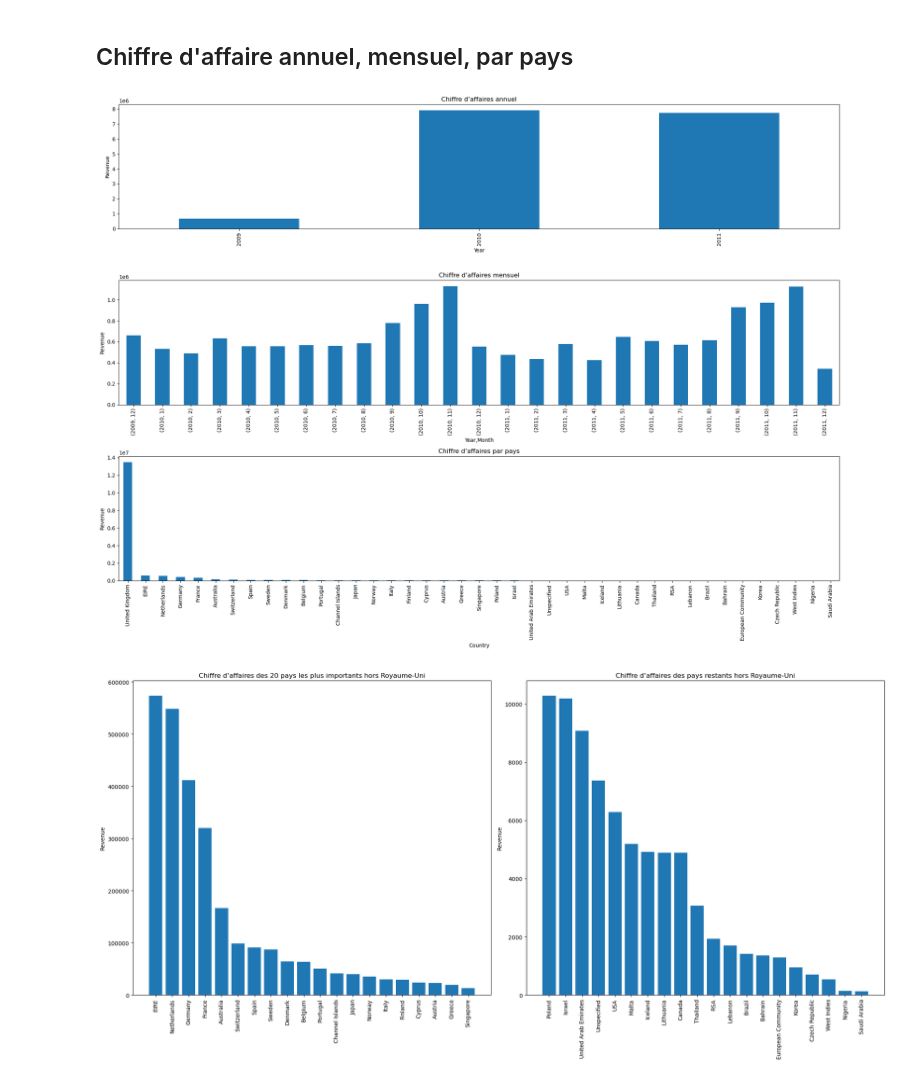
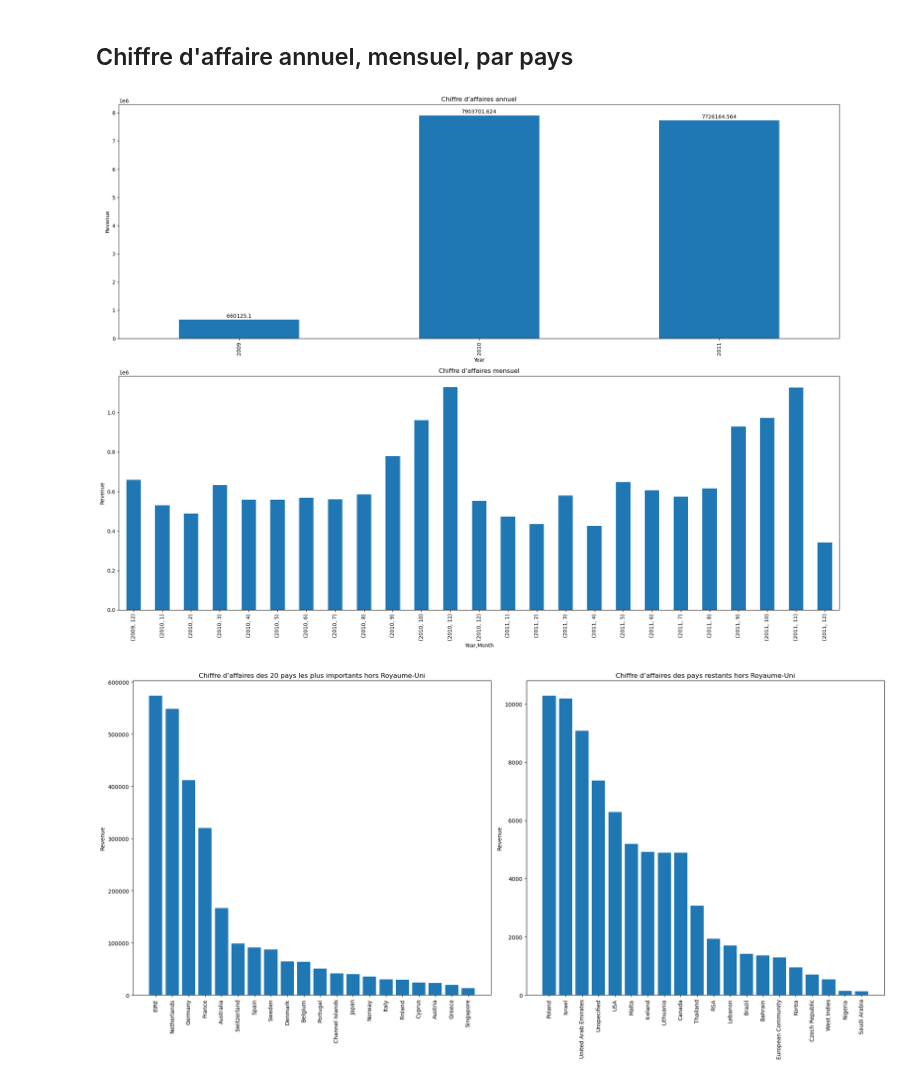
Before and after one commit to neevaiti/segmentation_client_simplon, a Jupyter notebook: rubic.ipynb, the cells around one changed output. Saved outputs shown, nothing was run; the diff lists cells and outputs as text; code cells hidden in the pictures.

```diff
--- a/rubic.ipynb
+++ b/rubic.ipynb
@@ -256,24 +256,22 @@ ventes_mensuel = df.groupby(['Year', 'Month'])['TotalSale'].sum()
 ventes_par_pays = df.groupby('Country')['TotalSale'].sum()
 # %%
 ventes_par_pays = ventes_par_pays.sort_values(ascending=False)
-fig, axes = plt.subplots(3, 1, figsize=(20,15))
+fig, axes = plt.subplots(2, 1, figsize=(20,15))
 
 ventes_annuel.plot(kind='bar', ax=axes[0])
 axes[0].set_title('Chiffre d’affaires annuel')
 axes[0].set_ylabel('Revenue')
+values = ventes_annuel.values.tolist()
+axes[0].bar_label(axes[0].containers[0], labels=values, padding=2)
 
 ventes_mensuel.plot(kind='bar', ax=axes[1])
 axes[1].set_title('Chiffre d’affaires mensuel')
 axes[1].set_ylabel('Revenue')
 
-ventes_par_pays.plot(kind='bar', ax=axes[2])
-axes[2].set_title('Chiffre d’affaires par pays')
-axes[2].set_ylabel('Revenue')
-
 plt.tight_layout()
 plt.show()
 # %% [output]
-[figure, old version]
+[figure, new version]
 # %%
 autres_pays = ventes_par_pays[ventes_par_pays.index != 'United Kingdom']
 autres_pays = autres_pays.sort_values(ascending=False)
```
Also changed, not shown: parts of 4 cells of this notebook, 2 other files.
